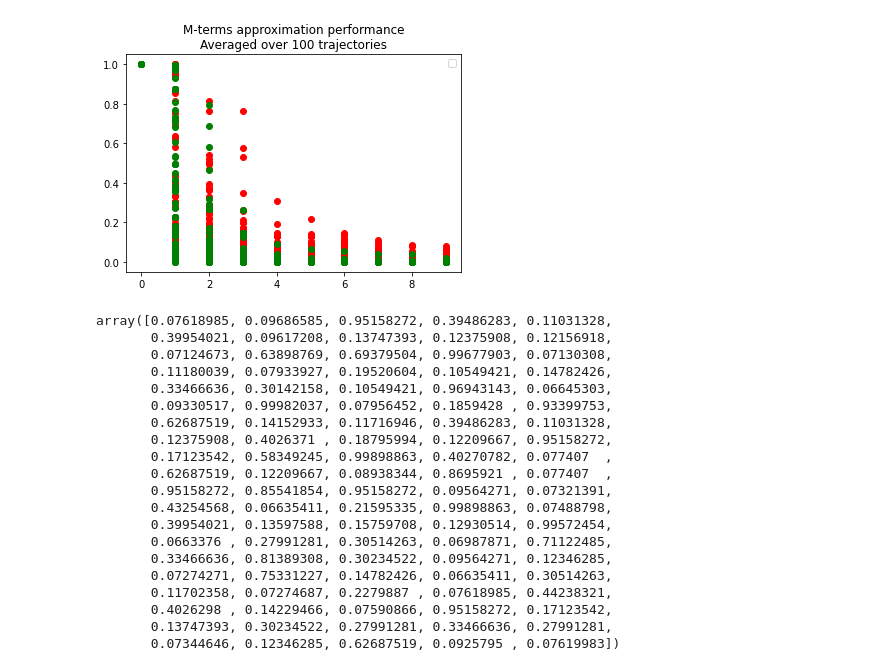
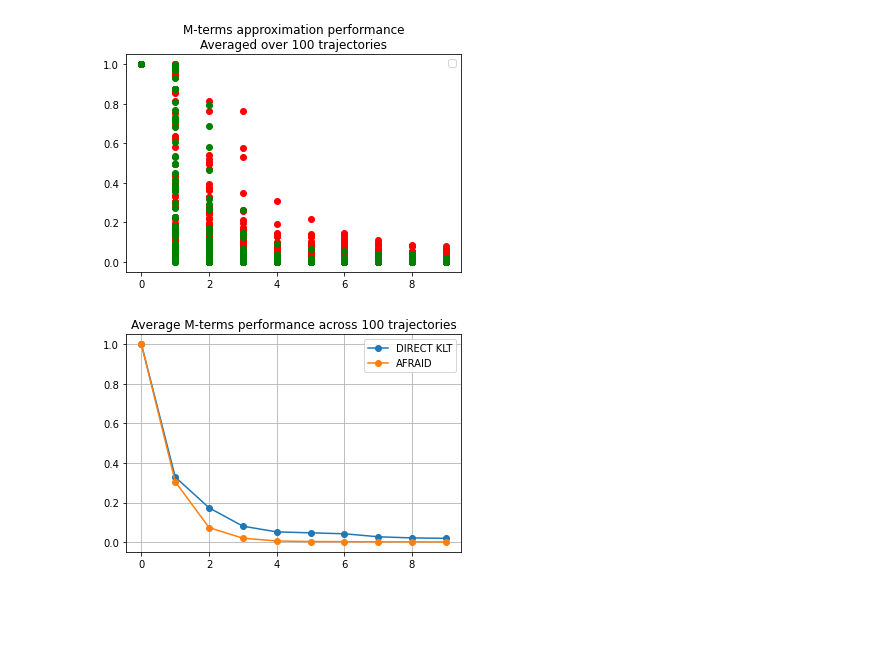
Before and after one commit to thinhhoang95/anomaly-detection-ngsim2, a Jupyter notebook: pwms_spherical/M_terms_approx_performance.ipynb, the cells around one changed output. Saved outputs shown, nothing was run; the diff lists cells and outputs as text; code cells hidden in the pictures; blank space fills up the shorter version.

```diff
--- a/pwms_spherical/M_terms_approx_performance.ipynb
+++ b/pwms_spherical/M_terms_approx_performance.ipynb
@@ -117,14 +117,14 @@ for max_components_allowed in range(1,10):
     energy_of_signal_tail_klt = np.sum(np.square(tail_of_signal_klt), axis=1)
     proportion_of_energy_klt = energy_of_signal_tail_klt / signal_energy
     representation_error_of_klt[:,max_components_allowed] = proportion_of_energy_klt
-    representation_error_of_klt_avg = np.average(proportion_of_energy_klt)
+    representation_error_of_klt_avg[max_components_allowed] = np.average(proportion_of_energy_klt)
     # Choose 10 trajectories
 
     tail_of_signal_oct = test_set - afraid_scores[:,:max_components_allowed] @ afraid_basis[:max_components_allowed,:]
     energy_of_signal_tail_oct = np.sum(np.square(tail_of_signal_oct), axis=1)
     proportion_of_energy_oct = energy_of_signal_tail_oct / signal_energy
     representation_error_of_oct[:,max_components_allowed] = proportion_of_energy_oct
-    representation_error_of_oct_avg = np.average(proportion_of_energy_oct)
+    representation_error_of_oct_avg[max_components_allowed] = np.average(proportion_of_energy_oct)
 # %%
 for i in range(10):
     plt.scatter(i*np.ones((representation_error_of_klt.shape[0],)), representation_error_of_klt[:,i], c='r')
@@ -135,26 +135,11 @@ plt.title('M-terms approximation performance\nAveraged over 100 trajectories')
 No handles with labels found to put in legend.
 Text(0.5, 1.0, 'M-terms approximation performance\nAveraged over 100 trajectories')
 [figure]
-# %%
-representation_error_of_klt[:,1]
-# %% [output]
-array([0.07618985, 0.09686585, 0.95158272, 0.39486283, 0.11031328,
-       0.39954021, 0.09617208, 0.13747393, 0.12375908, 0.12156918,
-       0.07124673, 0.63898769, 0.69379504, 0.99677903, 0.07130308,
-       0.11180039, 0.07933927, 0.19520604, 0.10549421, 0.14782426,
-       0.33466636, 0.30142158, 0.10549421, 0.96943143, 0.06645303,
-       0.09330517, 0.99982037, 0.07956452, 0.1859428 , 0.93399753,
-       0.62687519, 0.14152933, 0.11716946, 0.39486283, 0.11031328,
-       0.12375908, 0.4026371 , 0.18795994, 0.12209667, 0.95158272,
-       0.17123542, 0.58349245, 0.99898863, 0.40270782, 0.077407  ,
-       0.62687519, 0.12209667, 0.08938344, 0.8695921 , 0.077407  ,
-       0.95158272, 0.85541854, 0.95158272, 0.09564271, 0.07321391,
-       0.43254568, 0.06635411, 0.21595335, 0.99898863, 0.07488798,
-       0.39954021, 0.13597588, 0.15759708, 0.12930514, 0.99572454,
-       0.0663376 , 0.27991281, 0.30514263, 0.06987871, 0.71122485,
-       0.33466636, 0.81389308, 0.30234522, 0.09564271, 0.12346285,
-       0.07274271, 0.75331227, 0.14782426, 0.06635411, 0.30514263,
-       0.11702358, 0.07274687, 0.2279887 , 0.07618985, 0.44238321,
-       0.4026298 , 0.14229466, 0.07590866, 0.95158272, 0.17123542,
-       0.13747393, 0.30234522, 0.27991281, 0.33466636, 0.27991281,
-       0.07344646, 0.12346285, 0.62687519, 0.0925795 , 0.07619983])
+# %%
+plt.plot(representation_error_of_klt_avg, '-o', label='DIRECT KLT')
+plt.plot(representation_error_of_oct_avg, '-o', label='AFRAID')
+plt.title('Average M-terms performance across 100 trajectories')
+plt.legend()
+plt.grid()
+# %% [output]
+[figure, added]
```
